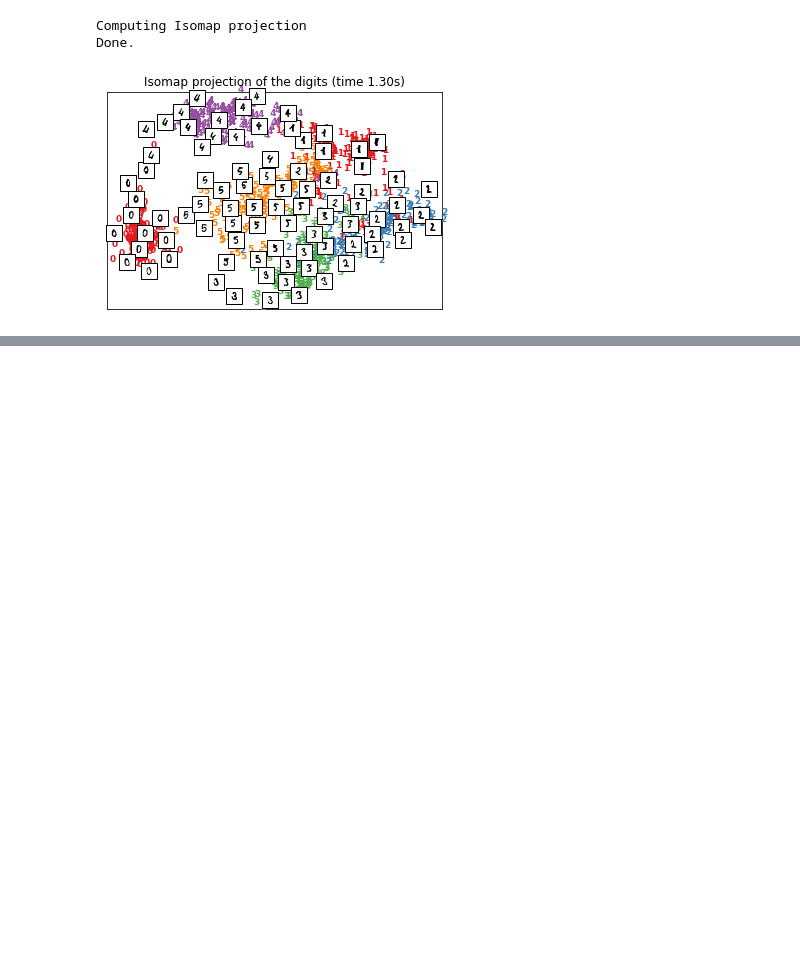
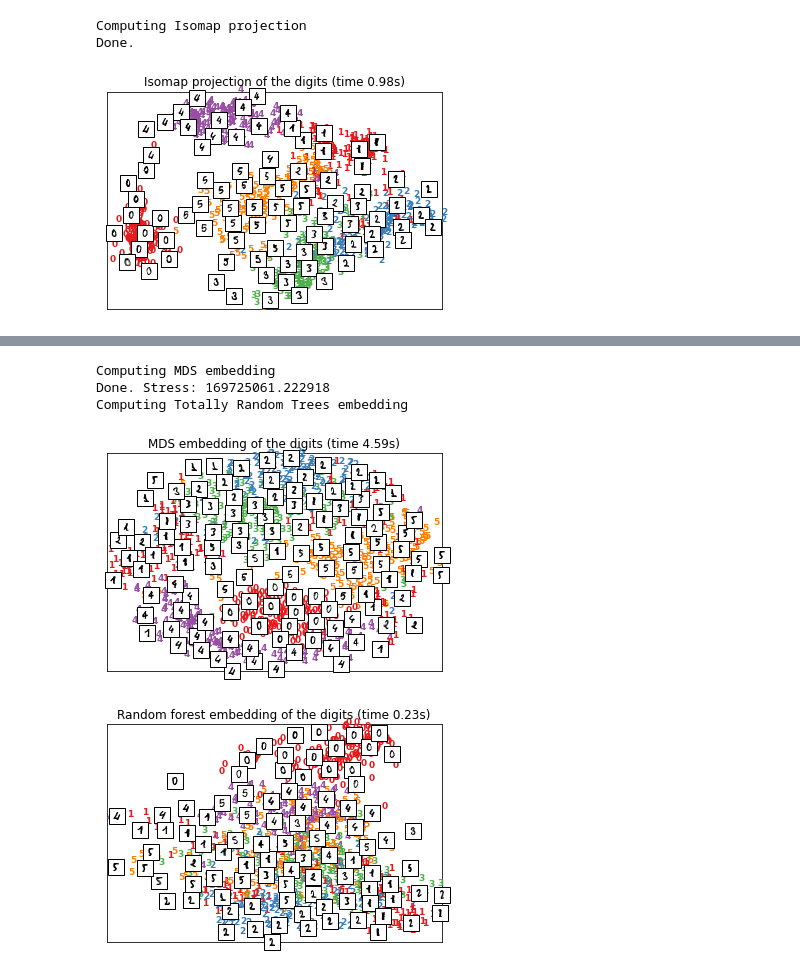
Before and after one commit to sodiqadewole/scientific_python, a Jupyter notebook: unsupervised_learning/manifold_learning.ipynb, the cells around one changed output, grey strips where cells are left out. Saved outputs shown, nothing was run; the diff lists cells and outputs as text; code cells hidden in the pictures; blank space fills up the shorter version.

```diff
--- a/unsupervised_learning/manifold_learning.ipynb
+++ b/unsupervised_learning/manifold_learning.ipynb
@@ -171,23 +160,28 @@ plot_embedding(X_ltsa, "Local Tangent Space Alignment of the digits (time %.2fs)
 # %%
 # MDS  embedding of the digits dataset
 print("Computing MDS embedding")
 clf = manifold.MDS(n_components=2, n_init=1, max_iter=100)
 t0 = time()
 X_mds = clf.fit_transform(X)
 print("Done. Stress: %f" % clf.stress_)
 plot_embedding(X_mds, "MDS embedding of the digits (time %.2fs)" % (time() - t0))
 
 # ----------------------------------------------------------------------
 # Random Trees embedding of the digits dataset
 print("Computing Totally Random Trees embedding")
-hasher = ensemble.RandomTreesEmbedding(n_estimators=200, random_state=0,
-                                       max_depth=5)
+hasher = ensemble.RandomTreesEmbedding(n_estimators=200, random_state=0, max_depth=5)
 t0 = time()
 X_transformed = hasher.fit_transform(X)
 pca = decomposition.TruncatedSVD(n_components=2)
 X_reduced = pca.fit_transform(X_transformed)
 
 plot_embedding(X_reduced, "Random forest embedding of the digits (time %.2fs)" % (time() - t0))
+# %% [output]
+Computing MDS embedding
+Done. Stress: 169725061.222918
+Computing Totally Random Trees embedding
+[figure, added]
+[figure, added]
 # %%
 # Spectral embedding of the digits dataset
 print("Computing Spectral embedding")
```
Also changed, not shown: parts of 5 cells of this notebook.
